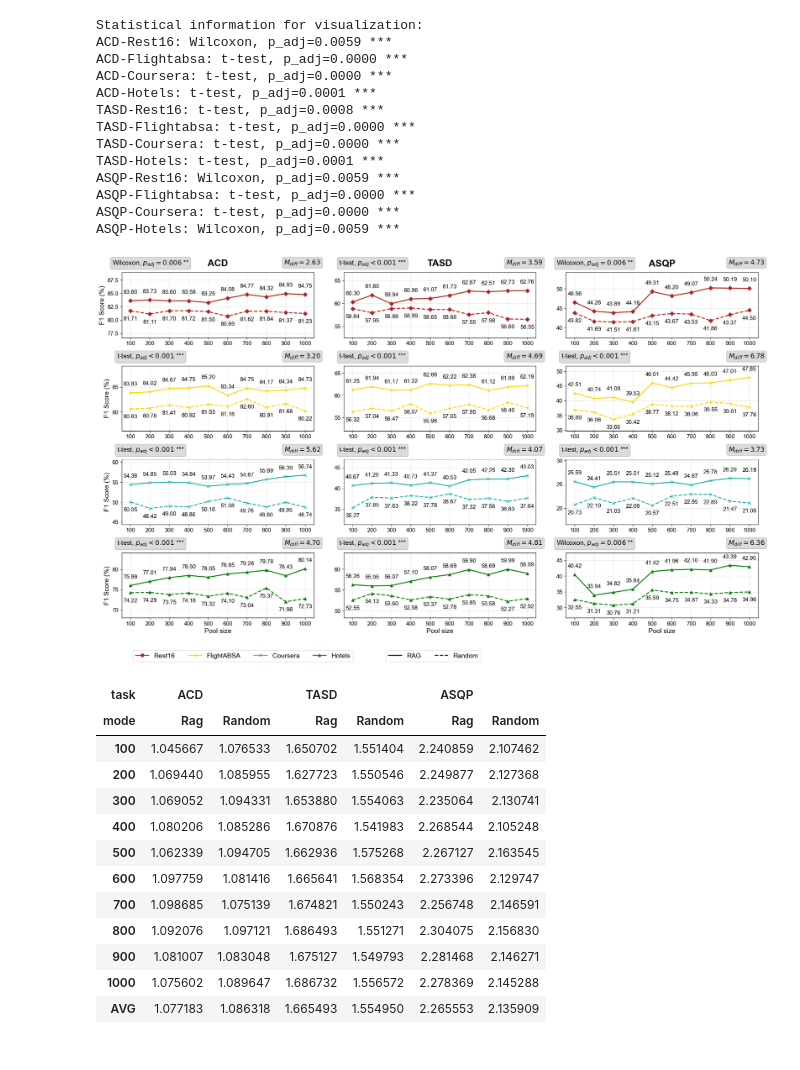
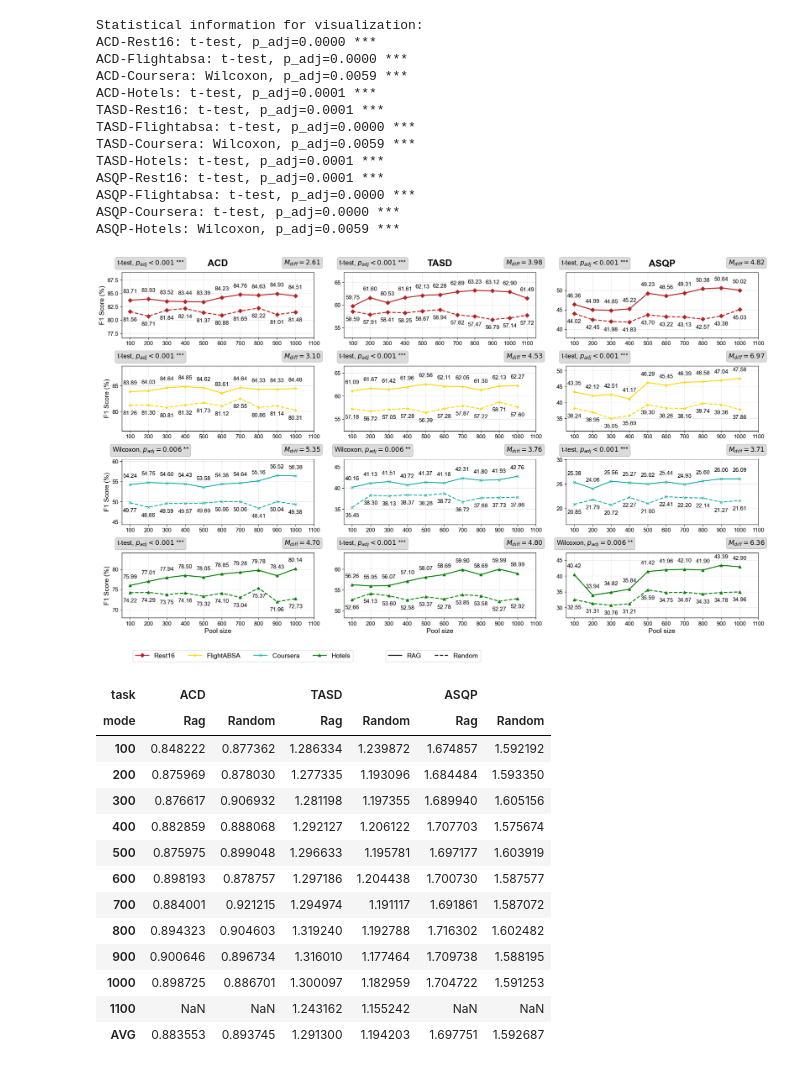
Before and after one commit to NilsHellwig/ABSA-annotation-tool, a Jupyter notebook: evaluation/report.ipynb, the cells around one changed output. Drawn from its saved outputs; the diff is of its cells as text; code cells hidden in the pictures.

```diff
--- a/evaluation/report.ipynb
+++ b/evaluation/report.ipynb
@@ -46,7 +46,7 @@ import json
 import numpy as np
 f1_scores_all = {}
 model = "gemma3_27b"
-seeds = ["seed_42", "seed_43", "seed_44"]
+seeds = ["seed_42", "seed_43", "seed_44", "seed_0", "seed_1"]
 modes = ["random", "rag"]
 n_prompts = 0
 
@@ -56,7 +56,7 @@ for mode in modes:
         f1_scores = []
         k_list = []
 
-        for k in [0.1, 0.2, 0.3, 0.4, 0.5, 0.6, 0.7, 0.8, 0.9, 1.0]:
+        for k in [0.1, 0.2, 0.3, 0.4, 0.5, 0.6, 0.7, 0.8, 0.9, 1.0, 1.1]:
             f1_scores_per_seed = []
 
             if mode == "random":
@@ -193,15 +193,15 @@ for key, (test_type, p_adj, significant) in statistical_info.items():
     print(f"{task.upper()}-{dataset.capitalize()}: {test_type}, p_adj={p_adj:.4f} {sig_symbol}")
 # %% [output]
 Statistical information for visualization:
-ACD-Rest16: Wilcoxon, p_adj=0.0059 ***
+ACD-Rest16: t-test, p_adj=0.0000 ***
 ACD-Flightabsa: t-test, p_adj=0.0000 ***
-ACD-Coursera: t-test, p_adj=0.0000 ***
+ACD-Coursera: Wilcoxon, p_adj=0.0059 ***
 ACD-Hotels: t-test, p_adj=0.0001 ***
-TASD-Rest16: t-test, p_adj=0.0008 ***
+TASD-Rest16: t-test, p_adj=0.0001 ***
 TASD-Flightabsa: t-test, p_adj=0.0000 ***
-TASD-Coursera: t-test, p_adj=0.0000 ***
+TASD-Coursera: Wilcoxon, p_adj=0.0059 ***
 TASD-Hotels: t-test, p_adj=0.0001 ***
-ASQP-Rest16: Wilcoxon, p_adj=0.0059 ***
+ASQP-Rest16: t-test, p_adj=0.0001 ***
 ASQP-Flightabsa: t-test, p_adj=0.0000 ***
 ASQP-Coursera: t-test, p_adj=0.0000 ***
 ASQP-Hotels: Wilcoxon, p_adj=0.0059 ***
@@ -332,8 +332,8 @@ for i, task in enumerate(tasks):
             ax.set_ylim(y_min, y_max)
 
         # Set ticks for x-axis
-        ax.set_xticks([0.1, 0.2, 0.3, 0.4, 0.5, 0.6, 0.7, 0.8, 0.9, 1.0])
-        ax.set_xticklabels([f'{int(x * 1000)}' for x in [0.1, 0.2, 0.3, 0.4, 0.5, 0.6, 0.7, 0.8, 0.9, 1.0]])
+        ax.set_xticks([0.1, 0.2, 0.3, 0.4, 0.5, 0.6, 0.7, 0.8, 0.9, 1.0, 1.1])
+        ax.set_xticklabels([f'{int(x * 1000)}' for x in [0.1, 0.2, 0.3, 0.4, 0.5, 0.6, 0.7, 0.8, 0.9, 1.0, 1.1]])
 
         # Add grid
         ax.grid(True, which='both', linestyle='--', linewidth=0.5, alpha=0.7)
@@ -351,34 +351,34 @@ for i, task in enumerate(tasks):
 
 # Collect handles and labels for common legend
 handles, labels = [], []
 for ax in axes.flatten():
     h, l = ax.get_legend_handles_labels()
     handles.extend(h)
     labels.extend(l)
 
 # Remove duplicates
 unique_labels = list(dict.fromkeys(labels))  # Preserve order
 unique_labels = ["Rest16", "FlightABSA", "Coursera", "Hotels"]
 unique_handles = [handles[labels.index(label)] for label in unique_labels if label in labels]
 
 # Add legend for line styles (RAG vs Random)
 from matplotlib.lines import Line2D
 legend_elements = [
     Line2D([0], [0], color='black', linestyle='-', linewidth=2, label='RAG'),
     Line2D([0], [0], color='black', linestyle='--', linewidth=2, label='Random')
 ]
 
 # Main legend for datasets
 fig.legend(unique_handles, unique_labels, loc='lower center', ncol=4, fontsize=14, bbox_to_anchor=(0.22, -0.01))
 
 # Secondary legend for line styles
 fig.legend(legend_elements, ['RAG', 'Random'], loc='lower center', ncol=2, fontsize=14, bbox_to_anchor=(0.5, -0.01))
 
 plt.tight_layout(rect=[0, 0.05, 1, 1])
 plt.savefig("performance_plot.pdf", dpi=300, bbox_inches="tight")
 plt.show()
 # %% [output]
-[figure, old version]
+[figure, new version]
 # %%
 times_all = {}
 modes = ["random", "rag"]
@@ -405,7 +405,7 @@ import pandas as pd
 # Create a list to hold the data
 data = []
 modes = ["random", "rag"]
-k_values = [0.1, 0.2, 0.3, 0.4, 0.5, 0.6, 0.7, 0.8, 0.9, 1.0]
+k_values = [0.1, 0.2, 0.3, 0.4, 0.5, 0.6, 0.7, 0.8, 0.9, 1.0, 1.1]
 
 for mode in modes:
     for task in tasks:
@@ -442,17 +442,18 @@ df_pivot
 # %% [output]
 | task | ACD |  | TASD |  | ASQP |  |
 | mode | Rag | Random | Rag | Random | Rag | Random |
-| 100 | 1.045667 | 1.076533 | 1.650702 | 1.551404 | 2.240859 | 2.107462 |
-| 200 | 1.069440 | 1.085955 | 1.627723 | 1.550546 | 2.249877 | 2.127368 |
-| 300 | 1.069052 | 1.094331 | 1.653880 | 1.554063 | 2.235064 | 2.130741 |
-| 400 | 1.080206 | 1.085286 | 1.670876 | 1.541983 | 2.268544 | 2.105248 |
-| 500 | 1.062339 | 1.094705 | 1.662936 | 1.575268 | 2.267127 | 2.163545 |
-| 600 | 1.097759 | 1.081416 | 1.665641 | 1.568354 | 2.273396 | 2.129747 |
-| 700 | 1.098685 | 1.075139 | 1.674821 | 1.550243 | 2.256748 | 2.146591 |
-| 800 | 1.092076 | 1.097121 | 1.686493 | 1.551271 | 2.304075 | 2.156830 |
-| 900 | 1.081007 | 1.083048 | 1.675127 | 1.549793 | 2.281468 | 2.146271 |
-| 1000 | 1.075602 | 1.089647 | 1.686732 | 1.556572 | 2.278369 | 2.145288 |
-| AVG | 1.077183 | 1.086318 | 1.665493 | 1.554950 | 2.265553 | 2.135909 |
+| 100 | 0.848222 | 0.877362 | 1.286334 | 1.239872 | 1.674857 | 1.592192 |
+| 200 | 0.875969 | 0.878030 | 1.277335 | 1.193096 | 1.684484 | 1.593350 |
+| 300 | 0.876617 | 0.906932 | 1.281198 | 1.197355 | 1.689940 | 1.605156 |
+| 400 | 0.882859 | 0.888068 | 1.292127 | 1.206122 | 1.707703 | 1.575674 |
+| 500 | 0.875975 | 0.899048 | 1.296633 | 1.195781 | 1.697177 | 1.603919 |
+| 600 | 0.898193 | 0.878757 | 1.297186 | 1.204438 | 1.700730 | 1.587577 |
+| 700 | 0.884001 | 0.921215 | 1.294974 | 1.191117 | 1.691861 | 1.587072 |
+| 800 | 0.894323 | 0.904603 | 1.319240 | 1.192788 | 1.716302 | 1.602482 |
+| 900 | 0.900646 | 0.896734 | 1.316010 | 1.177464 | 1.709738 | 1.588195 |
+| 1000 | 0.898725 | 0.886701 | 1.300097 | 1.182959 | 1.704722 | 1.591253 |
+| 1100 | NaN | NaN | 1.243162 | 1.155242 | NaN | NaN |
+| AVG | 0.883553 | 0.893745 | 1.291300 | 1.194203 | 1.697751 | 1.592687 |
 # %%
 with open('performance_latex/muster_time.txt', 'r') as f:
     content = f.read()
```
Also changed, not shown: parts of 3 cells of this notebook.
